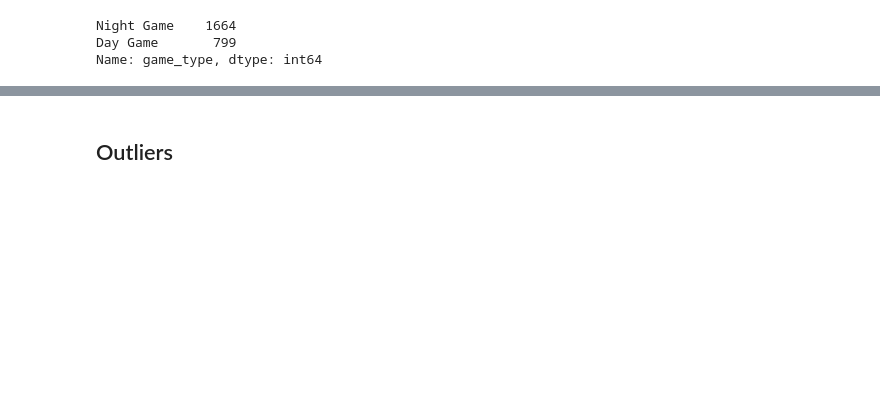
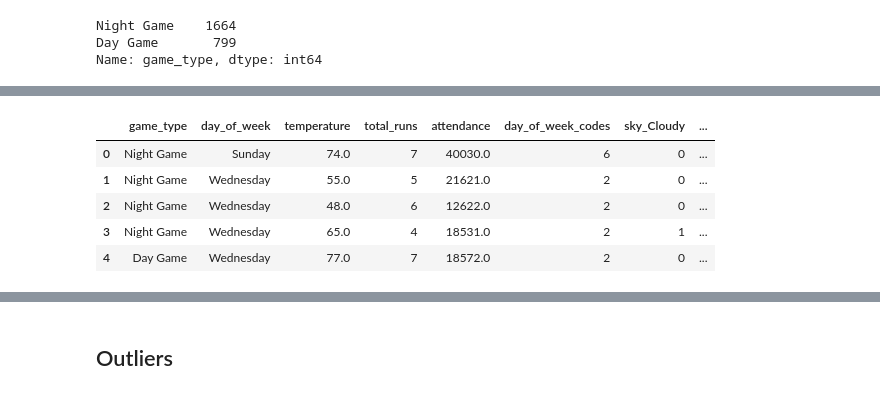
Before and after one commit to kristinkspanos/eda_methods, a Jupyter notebook: eda_methods.ipynb, the cells around one changed output, grey strips where cells are left out. Drawn from its saved outputs; the diff is of its cells as text; code cells hidden in the pictures; blank space fills up the shorter version.

```diff
--- a/eda_methods.ipynb
+++ b/eda_methods.ipynb
@@ -87,3 +183,14 @@ There are a few different options for how we might want to code the day_of_week
+# %%
+bb = pd.get_dummies(data=bb, columns=['sky'])
+
+bb.head()
+# %% [output]
+|  | game_type | day_of_week | temperature | total_runs | attendance | day_of_week_codes | sky_Cloudy | ... |
+| 0 | Night Game | Sunday | 74.0 | 7 | 40030.0 | 6 | 0 | ... |
+| 1 | Night Game | Wednesday | 55.0 | 5 | 21621.0 | 2 | 0 | ... |
+| 2 | Night Game | Wednesday | 48.0 | 6 | 12622.0 | 2 | 0 | ... |
+| 3 | Night Game | Wednesday | 65.0 | 4 | 18531.0 | 2 | 1 | ... |
+| 4 | Day Game | Wednesday | 77.0 | 7 | 18572.0 | 2 | 0 | ... |
 # %%
 bb['sky'].value_counts(dropna=False)
 # %% [output]
```
Also changed, not shown: parts of 36 cells of this notebook.
